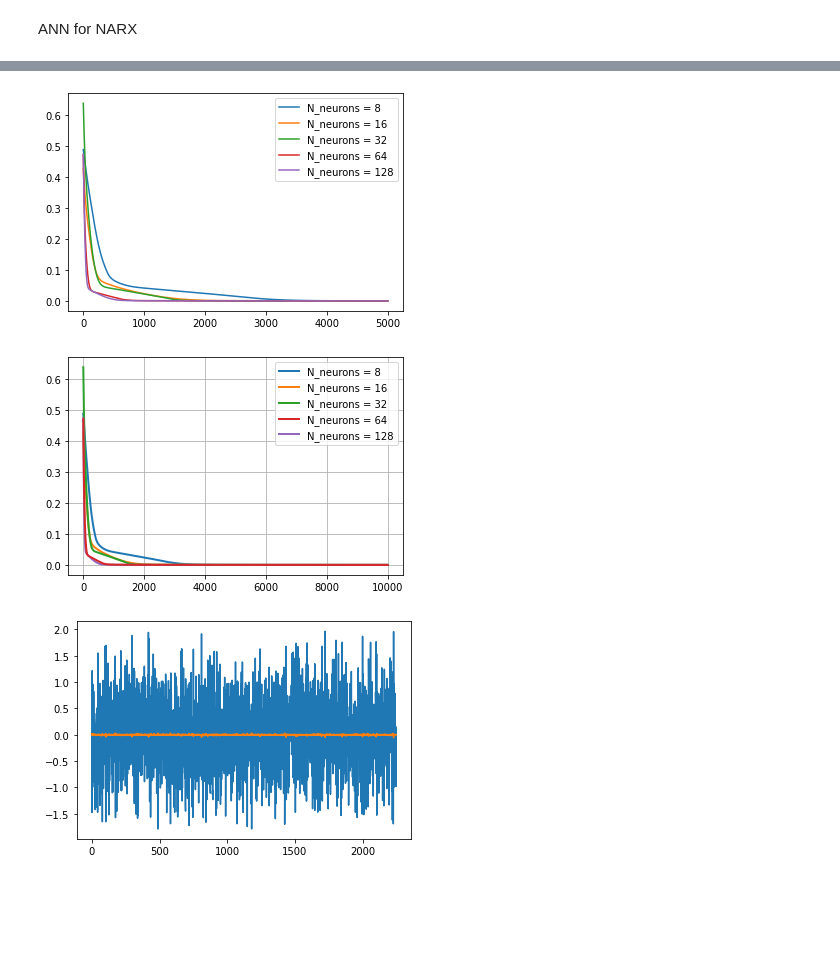
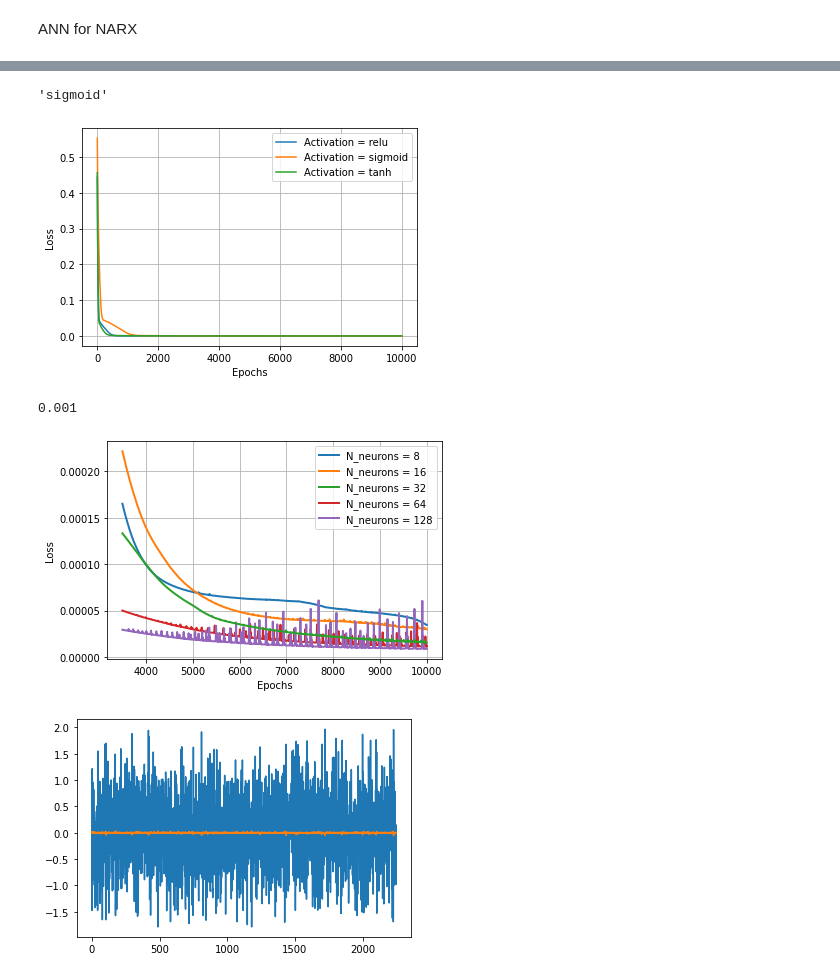
Before and after one commit to dfan0525/MLinSC15, a Jupyter notebook: ANN NARX.ipynb, the cells around one changed output, grey strips where cells are left out. Saved outputs shown, nothing was run; the diff lists cells and outputs as text; code cells hidden in the pictures; blank space fills up the shorter version.

Commit message:
Grid search for ANN

```diff
--- a/ANN NARX.ipynb
+++ b/ANN NARX.ipynb
@@ -60,12 +64,17 @@ Y_val=torch.from_numpy(Yval)
 n_neurons_list = [8, 16, 32, 64,128] #, 128]
 n_neurons = 64
 # lr = 5e-4
-lr_list = [1e-4, 5e-4, 1e-3]
+lr = 1e-3
+# lr_list = [1e-4, 5e-4, 1e-3,5e-3]
+# activation_list = ['relu', 'sigmoid', 'tanh']
+activation = 'relu'
 Loss_hist = []
+Loss_sigmoid = []
 Loss_hist_test = []
-# for n_neurons in n_neurons_list:
-for lr in lr_list:
-    model = Network(n_neurons=n_neurons)
+for n_neurons in n_neurons_list:
+# for activation in activation_list:
+# for lr in lr_list:
+    model = Network(n_neurons=n_neurons, activation=activation)
 #     print(model)
     parameters = list(model.parameters())
 #     print(parameters)
@@ -86,29 +99,48 @@ for lr in lr_list:
+# %%
+activation
+# %% [output]
+'sigmoid'
 # %%
 with torch.no_grad():
-    epoch = range(0,4999)
-    for i in range(0,5):
-        plt.plot(epoch,Loss_hist[i*10000+0:(i+1)*10000-5001], label=f'N_neurons = {n_neurons_list[i]}')
+    epoch = range(0,9999)
+    for i in range(0,3):
+        if i == 3:
+            z_order = 1
+#             l_width = 1.5
+        else:
+            z_order = 2
+#             l_width = 1.5
+        plt.plot(epoch,Loss_hist[i*10000:(i+1)*10000-1], label=f'Activation = {activation_list[i]}', zorder = z_order) #, linewidth=l_width)
     plt.legend()
-#     plt.savefig('Loss_hist_n_neurons')
+    plt.grid()
+    plt.xlabel('Epochs')
+    plt.ylabel('Loss')
+    plt.savefig('Loss_hist_activation')
     plt.show()
 # %% [output]
-[figure, old version]
+[figure, new version]
+# %%
+lr_list[2]
+# %% [output]
+0.001
 # %%
 with torch.no_grad():
-    epoch = range(9999)
+    epoch = range(3500,9999)
     for i in range(0,5):
-        if i != 3:
+        if i != 2:
             z_order = 2
         else:
             z_order = 3
-        plt.plot(epoch,Loss_hist[i*10000+0:(i+1)*10000-1], label=f'N_neurons = {n_neurons_list[i]}', zorder=z_order,linewidth=2)
-#         plt.plot(epoch,Loss_hist_test[i*10000+0:(i+1)*10000-1],'--', label=f'N_neurons test = {n_neurons_list[i]}', zorder=z_order,linewidth=2)
+        plt.plot(epoch,Loss_hist[i*10000+3500:(i+1)*10000-1], label=f'N_neurons = {n_neurons_list[i]}', zorder=z_order,linewidth=2)
+#         plt.plot(epoch,Loss_hist_test[i*10000+5000:(i+1)*10000-1],'--', label=f'N_neurons test = {n_neurons_list[i]}', zorder=z_order,linewidth=2)
     plt.legend()
     plt.grid()
-    plt.savefig('Loss_hist_n_neurons')
+    plt.xlabel('Epochs')
+    plt.ylabel('Loss')
+    plt.savefig('Loss_hist_n_neurons_end')
     plt.show()
 # %% [output]
-[figure, old version]
+[figure, new version]
 # %%
 with torch.no_grad():
     plt.plot(model(X_data),label='predicted')
```
Also changed, not shown: parts of 2 cells of this notebook, 5 other files.
